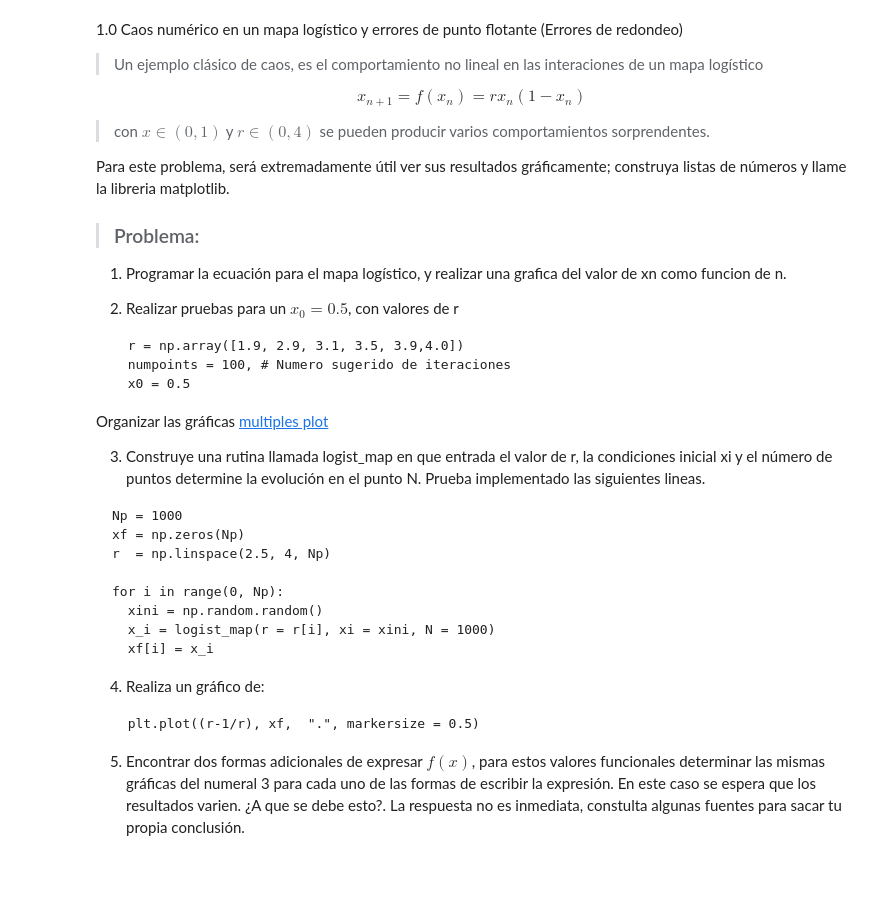
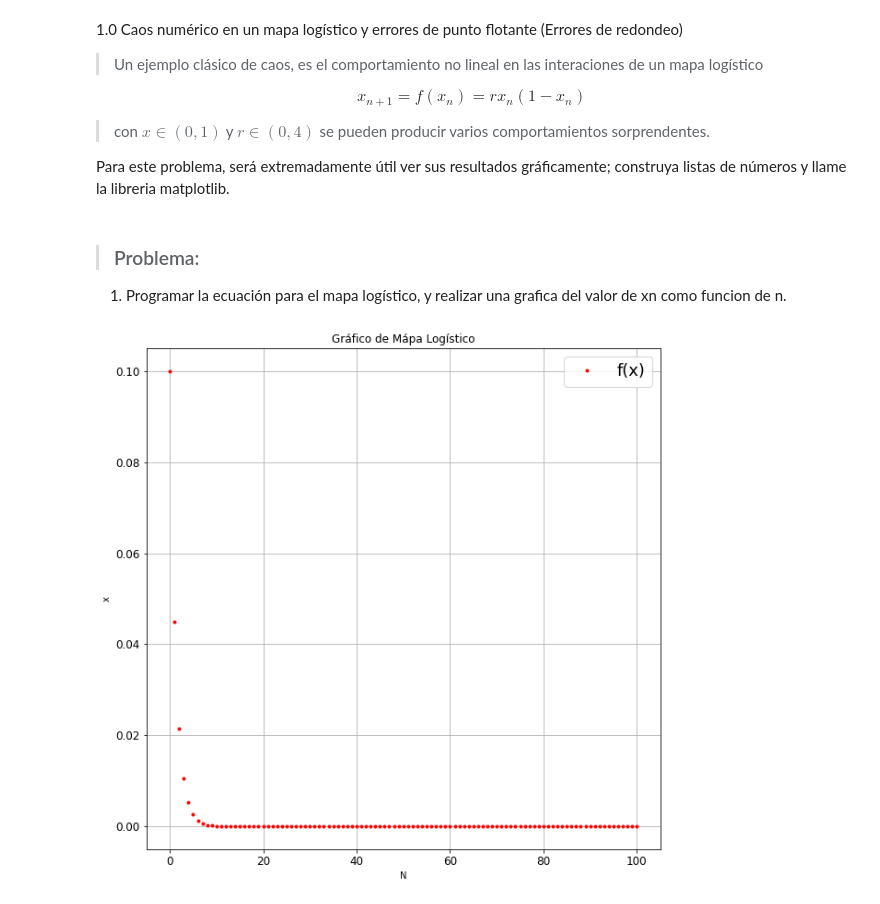
Before and after one commit to pabloudea/Metodos_Computacionales_taller, a Jupyter notebook: Students/Restrepo_385/Lab03_Algoritmia_y_graficacion.ipynb, the cells around one changed output. Drawn from its saved outputs; the diff is of its cells as text; code cells hidden in the pictures; blank space fills up the shorter version.

````diff
--- a/Students/Restrepo_385/Lab03_Algoritmia_y_graficacion.ipynb
+++ b/Students/Restrepo_385/Lab03_Algoritmia_y_graficacion.ipynb
@@ -14,41 +26,30 @@ x_{n+1}=f(x_n)=rx_n(1-x_n)
 > con $x\in (0,1)$ y $r\in(0,4)$ se pueden producir varios comportamientos sorprendentes.
 
 Para este problema, será extremadamente útil  ver sus resultados gráficamente; construya listas de números y llame la libreria matplotlib.
-
-
-> ### Problema:
-1. Programar la ecuación para el mapa logístico, y  realizar una grafica del valor de xn como funcion de n.
-
-2. Realizar pruebas para un $x_0=0.5$, con valores de r
-
-```
-  r = np.array([1.9, 2.9, 3.1, 3.5, 3.9,4.0])
-  numpoints = 100, # Numero sugerido de iteraciones
-  x0 = 0.5
-```
-
-Organizar las gráficas [multiples plot](https://matplotlib.org/stable/gallery/subplots_axes_and_figures/subplots_demo.html)
-
-
-
-3. Construye una rutina llamada logist_map en que entrada el valor de r, la condiciones inicial xi y el número de puntos determine la evolución en el punto N.  Prueba implementado las siguientes lineas.
-
-```
-Np = 1000
-xf = np.zeros(Np)
-r  = np.linspace(2.5, 4, Np)
-
-for i in range(0, Np):
-  xini = np.random.random()
-  x_i = logist_map(r = r[i], xi = xini, N = 1000)
-  xf[i] = x_i
-```
-
-
-4. Realiza un gráfico de:
-```
-  plt.plot((r-1/r), xf,  ".", markersize = 0.5)
-```
-
-
-5. Encontrar dos formas adicionales de expresar $f(x)$, para estos valores funcionales determinar las mismas gráficas del numeral 3 para cada uno de las formas de escribir la expresión. En este caso se espera que los resultados varien. ¿A que se debe esto?. La respuesta no es inmediata, constulta algunas fuentes para sacar tu propia conclusión.
+# %% [markdown]
+> ### Problema:
+1. Programar la ecuación para el mapa logístico, y  realizar una grafica del valor de xn como funcion de n.
+# %%
+def f(x,r):
+  return r*x*(1-x)
+
+def mapa_logistico(x0, r, n):
+    x = np.zeros(n+1)
+    x[0] = x0
+    for i in range(n):
+        x[i+1] = r * x[i] * (1 - x[i])
+    return x
+
+p= mapa_logistico(0.1,0.5,100)
+plt.figure(figsize=(10,10), facecolor="w")
+plt.plot(p,'.r', label='f(x)')
+plt.xlabel('N')
+plt.ylabel("x")
+plt.xticks(fontsize=12)
+plt.yticks(fontsize=12)
+plt.grid()
+plt.legend(loc='best', fontsize=18)
+plt.title('Gráfico de Mápa Logístico')
+plt.show()
+# %% [output]
+[figure, added]
````
Also changed, not shown: parts of 16 cells of this notebook.
